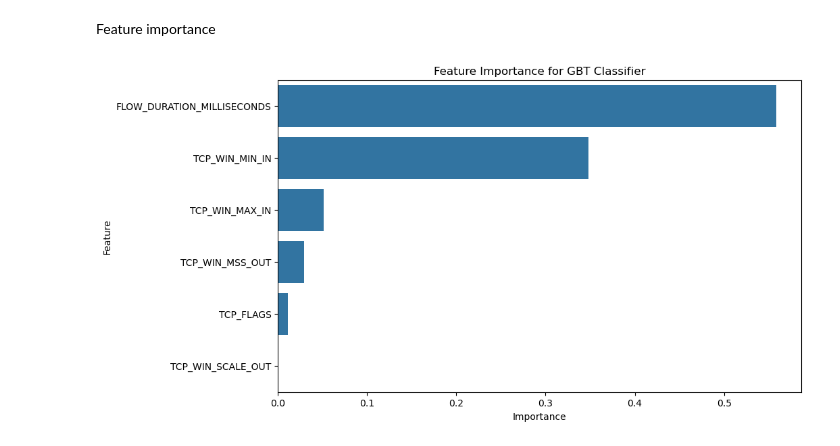
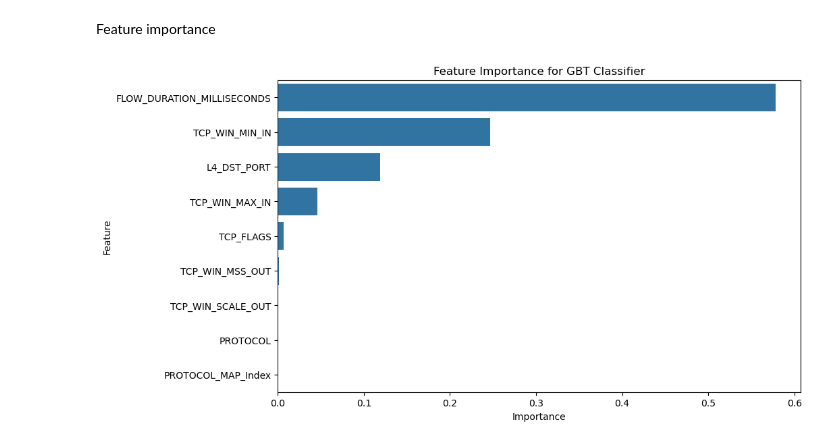
Before and after one commit to BogdanEmilian/BDT, a Jupyter notebook: PISICI.ipynb, the cells around one changed output. Saved outputs shown, nothing was run; the diff lists cells and outputs as text; code cells hidden in the pictures.

```diff
--- a/PISICI.ipynb
+++ b/PISICI.ipynb
@@ -399,21 +399,21 @@ gbt_model = GBTClassificationModel.load("GBT_Model")
 Feature importance
 # %%
 importances = gbt_model.featureImportances.toArray()
-feature_names = ["FLOW_DURATION_MILLISECONDS", "TCP_FLAGS", "TCP_WIN_MAX_IN", "TCP_WIN_MIN_IN", "TCP_WIN_MSS_OUT", "TCP_WIN_SCALE_OUT"]
+feature_names = ["FLOW_DURATION_MILLISECONDS", "TCP_FLAGS", "TCP_WIN_MAX_IN", "TCP_WIN_MIN_IN", "TCP_WIN_MSS_OUT", "TCP_WIN_SCALE_OUT", "L4_DST_PORT", "PROTOCOL", "PROTOCOL_MAP_Index"]
 
 feature_importances = pd.DataFrame({
     'feature': feature_names,
     'importance': importances
 }).sort_values(by='importance', ascending=False)
 
 plt.figure(figsize=(10, 6))
 sns.barplot(x='importance', y='feature', data=feature_importances)
 plt.title('Feature Importance for GBT Classifier')
 plt.xlabel('Importance')
 plt.ylabel('Feature')
 plt.show()
 # %% [output]
-[figure, old version]
+[figure, new version]
 # %%
 predictions = gbt_model.transform(testData)
 predictions = predictions.withColumn("prediction", predictions["prediction"].cast(IntegerType()))
```
Also changed, not shown: parts of 15 cells of this notebook.
